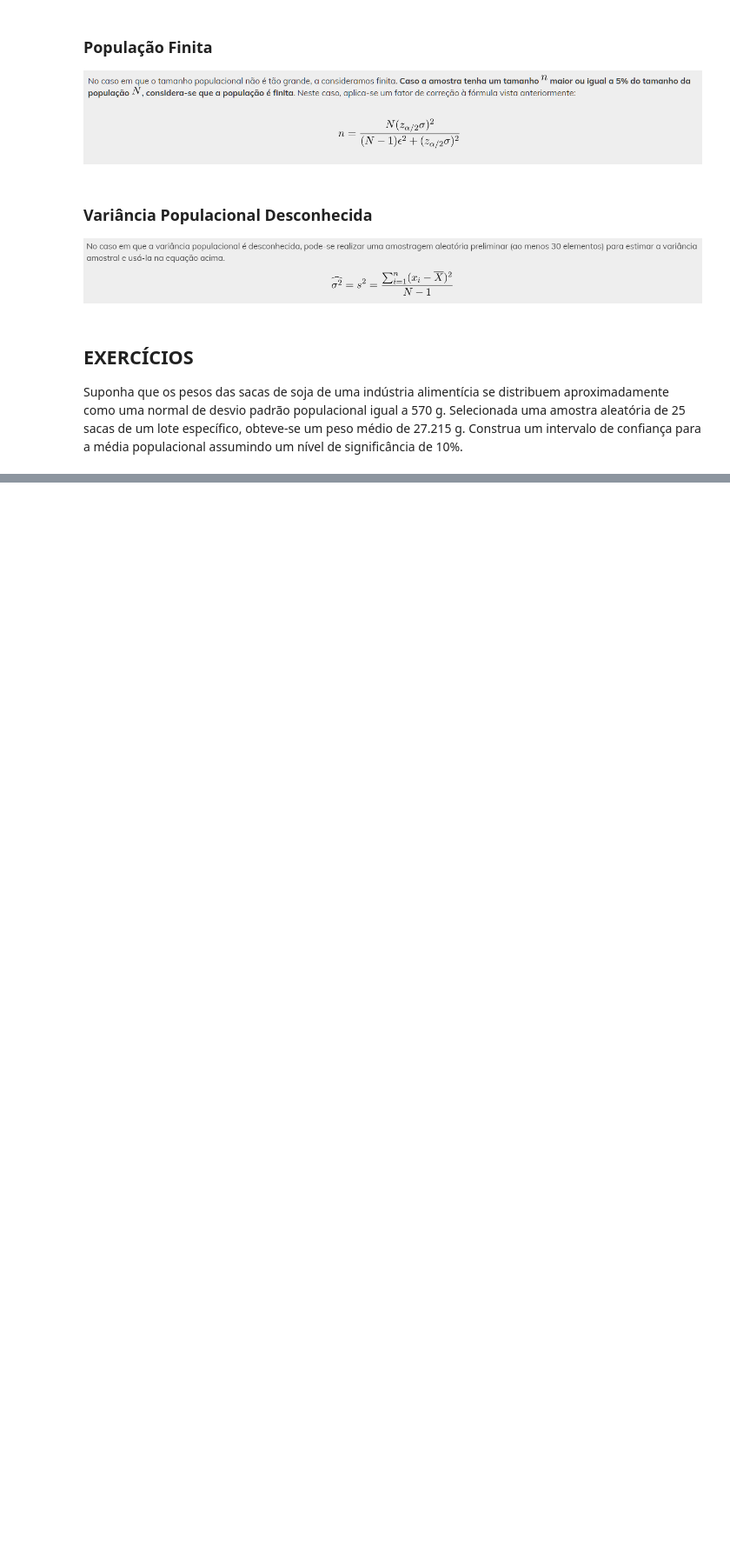
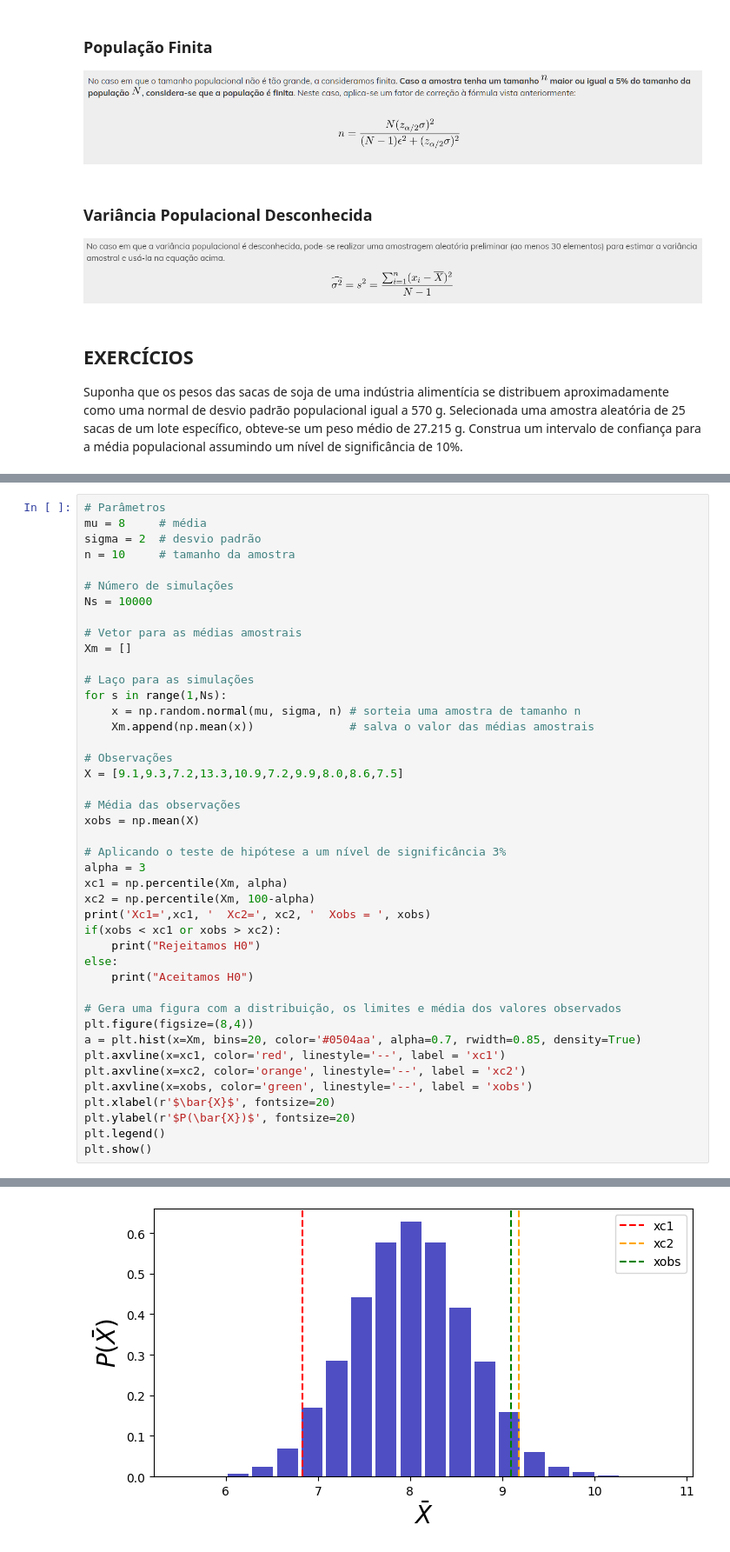
Before and after one commit to pedrofonsecapadilha/BeTechByBraskem, a Jupyter notebook: 05-EstatísticaI/Estudos.ipynb, the cells around one changed output, grey strips where cells are left out. Shown at 87% size. Drawn from its saved outputs; the diff is of its cells as text; blank space fills up the shorter version.

```diff
--- a/05-EstatísticaI/Estudos.ipynb
+++ b/05-EstatísticaI/Estudos.ipynb
@@ -666,0 +835,44 @@ O que consiste o erro inferencial? Não entendi!
+# %%
+# Parâmetros
+mu = 8     # média
+sigma = 2  # desvio padrão
+n = 10     # tamanho da amostra
+
+# Número de simulações
+Ns = 10000
+
+# Vetor para as médias amostrais
+Xm = []
+
+# Laço para as simulações
+for s in range(1,Ns):
+    x = np.random.normal(mu, sigma, n) # sorteia uma amostra de tamanho n
+    Xm.append(np.mean(x))              # salva o valor das médias amostrais
+
+# Observações
+X = [9.1,9.3,7.2,13.3,10.9,7.2,9.9,8.0,8.6,7.5]
+
+# Média das observações
+xobs = np.mean(X)
+
+# Aplicando o teste de hipótese a um nível de significância 3%
+alpha = 3
+xc1 = np.percentile(Xm, alpha)
+xc2 = np.percentile(Xm, 100-alpha)
+print('Xc1=',xc1, '  Xc2=', xc2, '  Xobs = ', xobs)
+if(xobs < xc1 or xobs > xc2):
+    print("Rejeitamos H0")
+else:
+    print("Aceitamos H0")
+
+# Gera uma figura com a distribuição, os limites e média dos valores observados
+plt.figure(figsize=(8,4))
+a = plt.hist(x=Xm, bins=20, color='#0504aa', alpha=0.7, rwidth=0.85, density=True)
+plt.axvline(x=xc1, color='red', linestyle='--', label = 'xc1')
+plt.axvline(x=xc2, color='orange', linestyle='--', label = 'xc2')
+plt.axvline(x=xobs, color='green', linestyle='--', label = 'xobs')
+plt.xlabel(r'$\bar{X}$', fontsize=20)
+plt.ylabel(r'$P(\bar{X})$', fontsize=20)
+plt.legend()
+plt.show()
+# %% [output]
@@ -666,0 +881 @@ O que consiste o erro inferencial? Não entendi!
+[figure, added]
```
Also changed, not shown: parts of 42 cells of this notebook.
